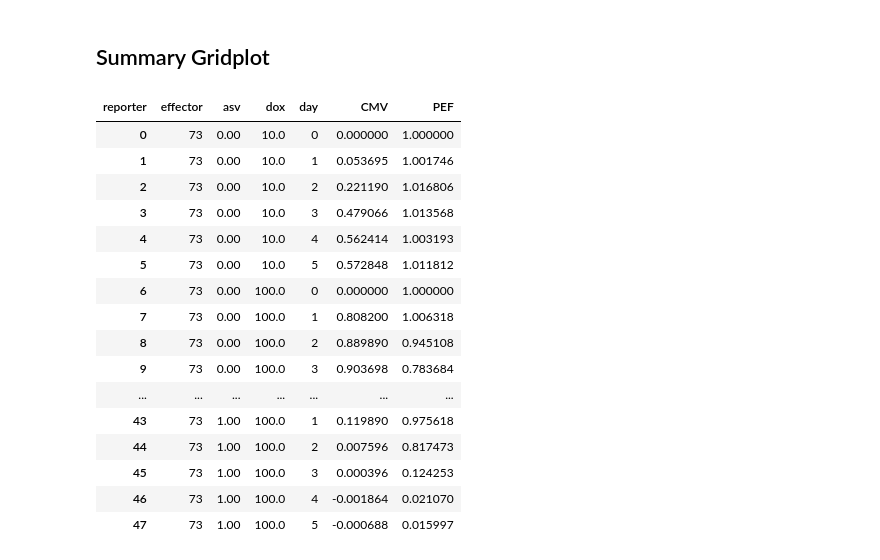
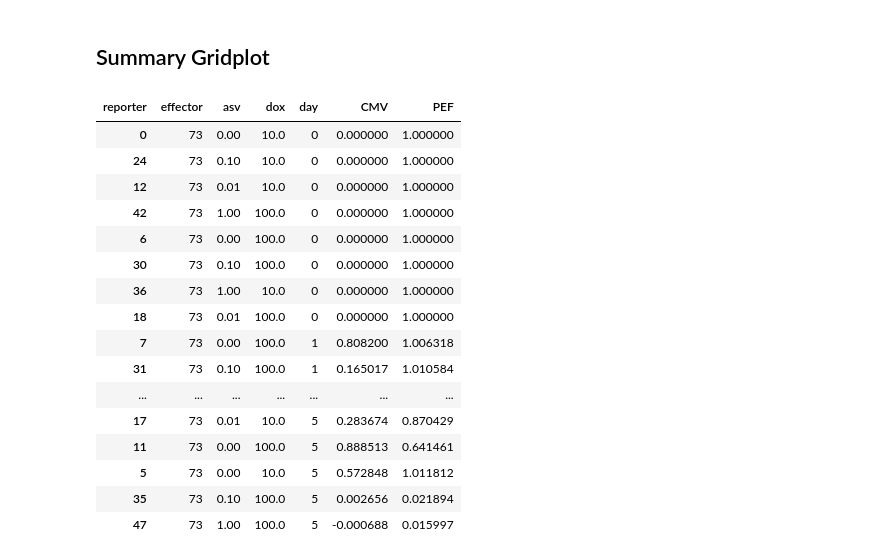
Before and after one commit to axmukund/corecruit_mukund22, a Jupyter notebook: fig_6/StaPL_dox_dosing/Dosing Data.ipynb, the cells around one changed output. Drawn from its saved outputs; the diff is of its cells as text; code cells hidden in the pictures.

```diff
--- a/fig_6/StaPL_dox_dosing/Dosing Data.ipynb
+++ b/fig_6/StaPL_dox_dosing/Dosing Data.ipynb
@@ -953,32 +953,33 @@ fig.savefig("./plots/073_cmvpef_tradeoff.pdf", bbox_inches="tight")
 # %%
 sdf = qdf[qdf["effector"]==73]
 sdf = sdf.groupby(["effector", "reporter", "asv", "dox", "day"]).mean().reset_index()
 sdf = sdf[["effector", "reporter", "asv", "dox", "day", "mCitrine On"]]
 
 sdf = sdf.pivot(
     index = ["effector", "asv", "dox", "day"],
     columns = "reporter",
     values = "mCitrine On"
 ).reset_index()
 
 sdf["PEF"] = 1 - sdf["PEF"]
 sdf["day"] = np.array(sdf["day"]).astype(int)
+sdf = sdf.sort_values(by="day")
 sdf
 # %% [output]
 | reporter | effector | asv | dox | day | CMV | PEF |
 | 0 | 73 | 0.00 | 10.0 | 0 | 0.000000 | 1.000000 |
-| 1 | 73 | 0.00 | 10.0 | 1 | 0.053695 | 1.001746 |
-| 2 | 73 | 0.00 | 10.0 | 2 | 0.221190 | 1.016806 |
-| 3 | 73 | 0.00 | 10.0 | 3 | 0.479066 | 1.013568 |
-| 4 | 73 | 0.00 | 10.0 | 4 | 0.562414 | 1.003193 |
+| 24 | 73 | 0.10 | 10.0 | 0 | 0.000000 | 1.000000 |
+| 12 | 73 | 0.01 | 10.0 | 0 | 0.000000 | 1.000000 |
+| 42 | 73 | 1.00 | 100.0 | 0 | 0.000000 | 1.000000 |
+| 6 | 73 | 0.00 | 100.0 | 0 | 0.000000 | 1.000000 |
+| 30 | 73 | 0.10 | 100.0 | 0 | 0.000000 | 1.000000 |
+| 36 | 73 | 1.00 | 10.0 | 0 | 0.000000 | 1.000000 |
+| 18 | 73 | 0.01 | 100.0 | 0 | 0.000000 | 1.000000 |
+| 7 | 73 | 0.00 | 100.0 | 1 | 0.808200 | 1.006318 |
+| 31 | 73 | 0.10 | 100.0 | 1 | 0.165017 | 1.010584 |
+| ... | ... | ... | ... | ... | ... | ... |
+| 17 | 73 | 0.01 | 10.0 | 5 | 0.283674 | 0.870429 |
+| 11 | 73 | 0.00 | 100.0 | 5 | 0.888513 | 0.641461 |
 | 5 | 73 | 0.00 | 10.0 | 5 | 0.572848 | 1.011812 |
-| 6 | 73 | 0.00 | 100.0 | 0 | 0.000000 | 1.000000 |
-| 7 | 73 | 0.00 | 100.0 | 1 | 0.808200 | 1.006318 |
-| 8 | 73 | 0.00 | 100.0 | 2 | 0.889890 | 0.945108 |
-| 9 | 73 | 0.00 | 100.0 | 3 | 0.903698 | 0.783684 |
-| ... | ... | ... | ... | ... | ... | ... |
-| 43 | 73 | 1.00 | 100.0 | 1 | 0.119890 | 0.975618 |
-| 44 | 73 | 1.00 | 100.0 | 2 | 0.007596 | 0.817473 |
-| 45 | 73 | 1.00 | 100.0 | 3 | 0.000396 | 0.124253 |
-| 46 | 73 | 1.00 | 100.0 | 4 | -0.001864 | 0.021070 |
+| 35 | 73 | 0.10 | 100.0 | 5 | 0.002656 | 0.021894 |
 | 47 | 73 | 1.00 | 100.0 | 5 | -0.000688 | 0.015997 |
```
Also changed, not shown: parts of 5 cells of this notebook, 8 other files.
